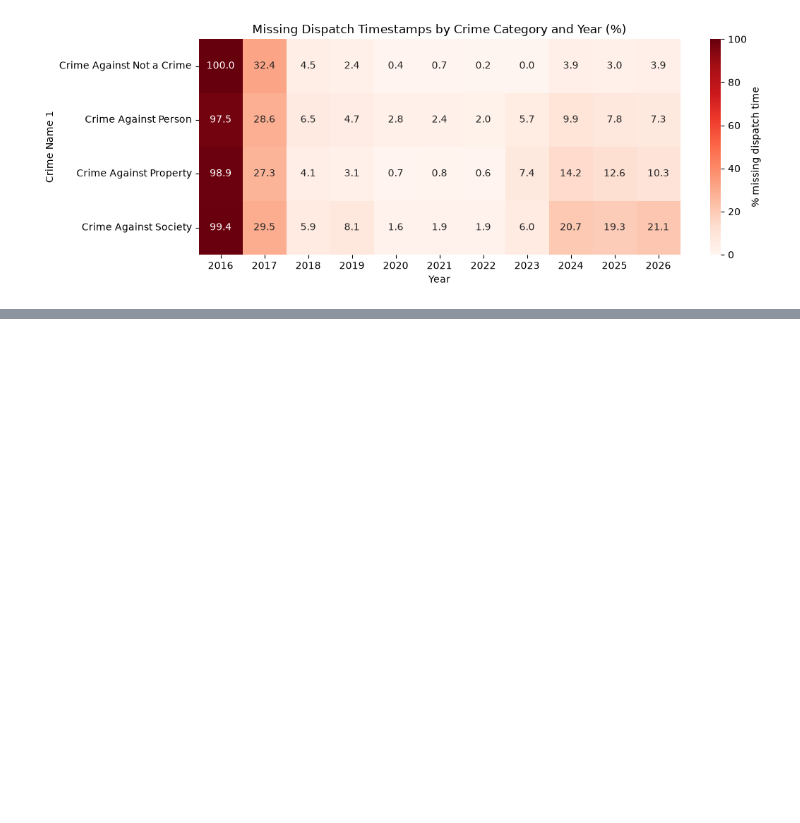
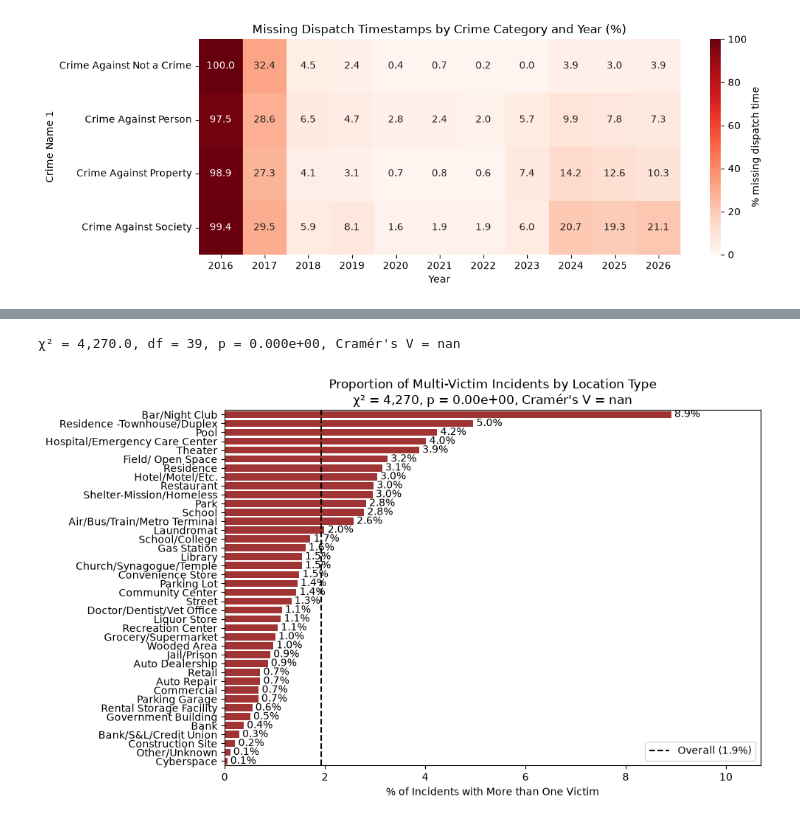
Before and after one commit to ArunaMahaGamage/MSC-AI-CW1, a Jupyter notebook: CW1.ipynb, the cells around one changed output, grey strips where cells are left out. Cells and saved outputs as stored; diff of their text form; code cells hidden in the pictures; blank space fills up the shorter version.

Commit message:
Victims

```diff
--- a/CW1.ipynb
+++ b/CW1.ipynb
@@ -1132,0 +1147,10 @@ plt.show()
+# %%
+overallmv = incidentclean["Multi_Victim"].mean() * 100
+
+place_tbl = incidentclean.groupby("Place")["Multi_Victim"].agg(Incidents="size", Multi_Victim="sum")
+place_tbl["Multi_%"] = (place_tbl["Multi_Victim"] / place_tbl["Incidents"] * 100).round(2)
+place_tbl["Vs_Overall"] = (place_tbl["Multi_%"] / overallmv).round(2)
+place_tbl = place_tbl[place_tbl["Incidents"] >= 200].sort_values("Multi_%", ascending=False)
+
+display(place_tbl.head(15))
+display(place_tbl.tail(15))
@@ -1132,0 +1192,7 @@ plt.show()
+# %%
+incidentclean["Place_Group"] = incidentclean["Place"].str.split(" - ").str[0].str.strip()
+
+group_tbl = incidentclean.groupby("Place_Group")["Multi_Victim"].agg(Incidents="size", Multi_Victim="sum")
+group_tbl["Multi_%"] = (group_tbl["Multi_Victim"] / group_tbl["Incidents"] * 100).round(2)
+group_tbl = group_tbl[group_tbl["Incidents"] >= 200].sort_values("Multi_%", ascending=False)
+display(group_tbl)
@@ -1132,0 +1218,28 @@ plt.show()
+# %%
+from scipy.stats import chi2_contingency
+
+mvdiffcheck = pd.crosstab(incidentclean.loc[incidentclean["Place_Group"].isin(group_tbl.index), "Place_Group"], incidentclean["Multi_Victim"])
+chi2, p, dof, _ = chi2_contingency(mvdiffcheck)
+cramers_v = np.sqrt(chi2 / (mvdiffcheck.to_numpy().sum() * (min(mvdiffcheck) - 1)))
+print(f"χ² = {chi2:,.1f}, df = {dof}, p = {p:.3e}, Cramér's V = {cramers_v:.3f}")
+# %% [output]
+χ² = 4,270.0, df = 39, p = 0.000e+00, Cramér's V = nan
+# %%
+import matplotlib.pyplot as plt
+import seaborn as sns
+
+plot_df = group_tbl.reset_index()
+
+plt.figure(figsize=(10, 6))
+ax = sns.barplot(data=plot_df, x="Multi_%", y="Place_Group", color="firebrick")
+ax.axvline(overallmv, color="black", linestyle="--", label=f"Overall ({overallmv:.1f}%)")
+ax.bar_label(ax.containers[0], fmt="%.1f%%", padding=3)
+ax.set_title(f"Proportion of Multi-Victim Incidents by Location Type\nχ² = {chi2:,.0f}, p = {p:.2e}, Cramér's V = {cramers_v:.3f}")
+ax.set_xlabel("% of Incidents with More than One Victim")
+ax.set_ylabel("")
+ax.set_xlim(0, plot_df["Multi_%"].max() * 1.2)
+ax.legend()
+plt.tight_layout()
+plt.show()
+# %% [output]
+[figure, added]
```
Also changed, not shown: parts of 11 cells of this notebook, 1 other file.
